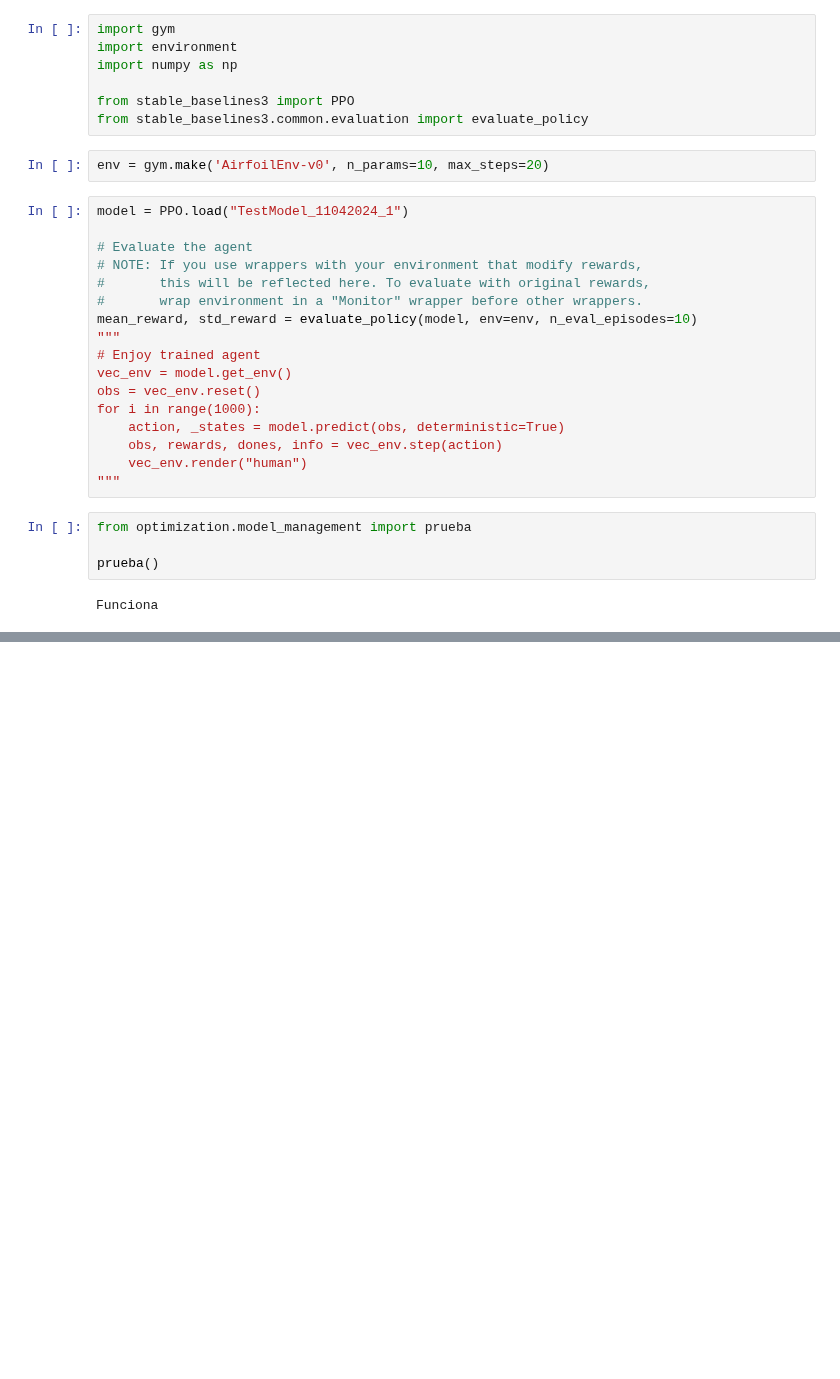
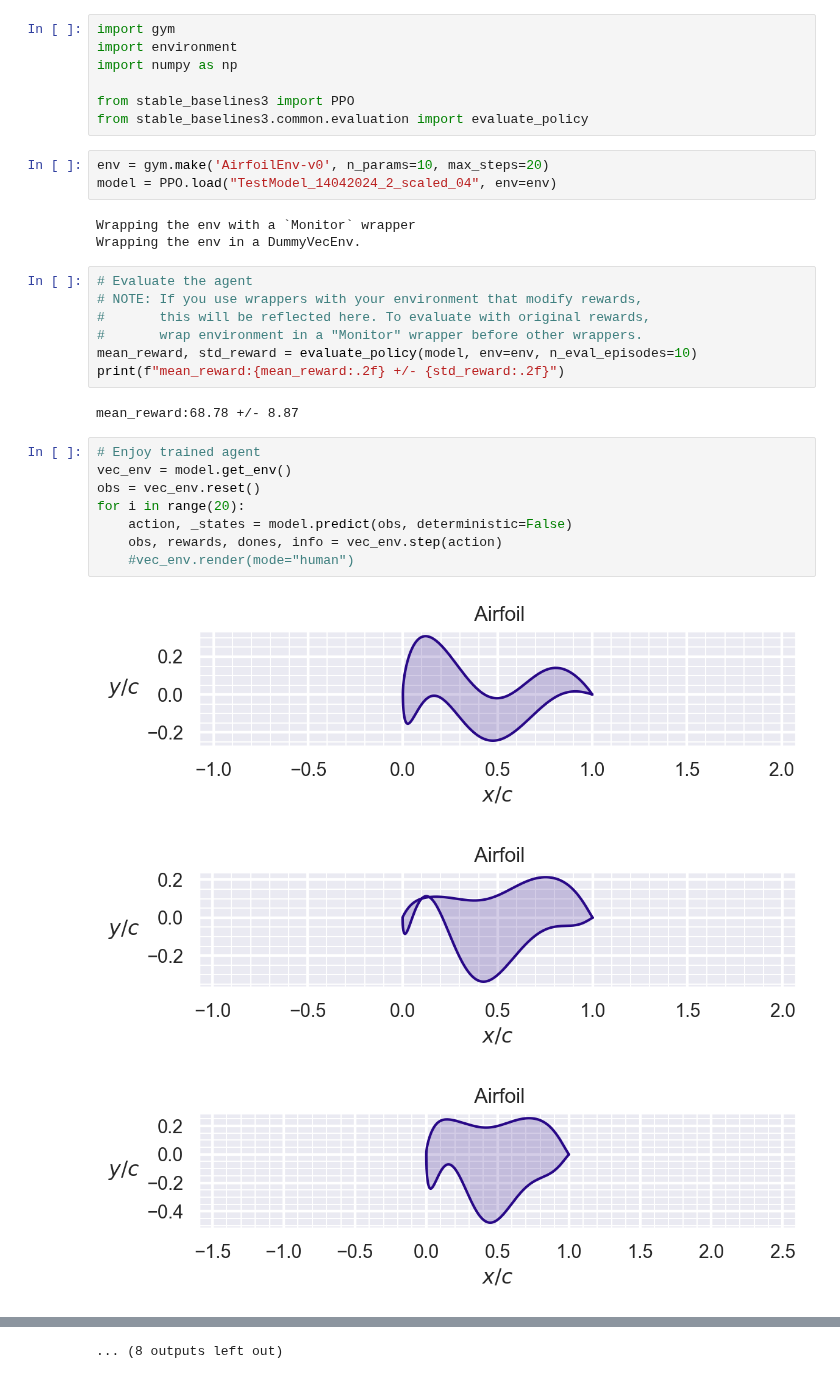
Before and after one commit to DRL-Geometry-Optimization/DRLFoil, a Jupyter notebook: main.ipynb, the cells around one changed output, grey strips where cells are left out. Cells and saved outputs as stored; diff of their text form; blank space fills up the shorter version.

```diff
--- a/main.ipynb
+++ b/main.ipynb
@@ -7,26 +7,28 @@ from stable_baselines3 import PPO
 from stable_baselines3.common.evaluation import evaluate_policy
 # %%
 env = gym.make('AirfoilEnv-v0', n_params=10, max_steps=20)
+model = PPO.load("TestModel_14042024_2_scaled_04", env=env)
+# %% [output]
+Wrapping the env with a `Monitor` wrapper
+Wrapping the env in a DummyVecEnv.
 # %%
-model = PPO.load("TestModel_11042024_1")
-
 # Evaluate the agent
 # NOTE: If you use wrappers with your environment that modify rewards,
 #       this will be reflected here. To evaluate with original rewards,
 #       wrap environment in a "Monitor" wrapper before other wrappers.
 mean_reward, std_reward = evaluate_policy(model, env=env, n_eval_episodes=10)
-"""
-# Enjoy trained agent
-vec_env = model.get_env()
-obs = vec_env.reset()
-for i in range(1000):
-    action, _states = model.predict(obs, deterministic=True)
-    obs, rewards, dones, info = vec_env.step(action)
-    vec_env.render("human")
-"""
+print(f"mean_reward:{mean_reward:.2f} +/- {std_reward:.2f}")
+# %% [output]
+mean_reward:68.78 +/- 8.87
-# %%
-from optimization.model_management import prueba
-
-prueba()
-# %% [output]
-Funciona
+# %%
+# Enjoy trained agent
+vec_env = model.get_env()
+obs = vec_env.reset()
+for i in range(20):
+    action, _states = model.predict(obs, deterministic=False)
+    obs, rewards, dones, info = vec_env.step(action)
+    #vec_env.render(mode="human")
+# %% [output]
+[figure, added]
+[figure, added]
+[figure, added]
@@ -32,0 +44 @@ Funciona
+... (8 outputs left out)
```
Also changed, not shown: parts of 1 cell of this notebook.
